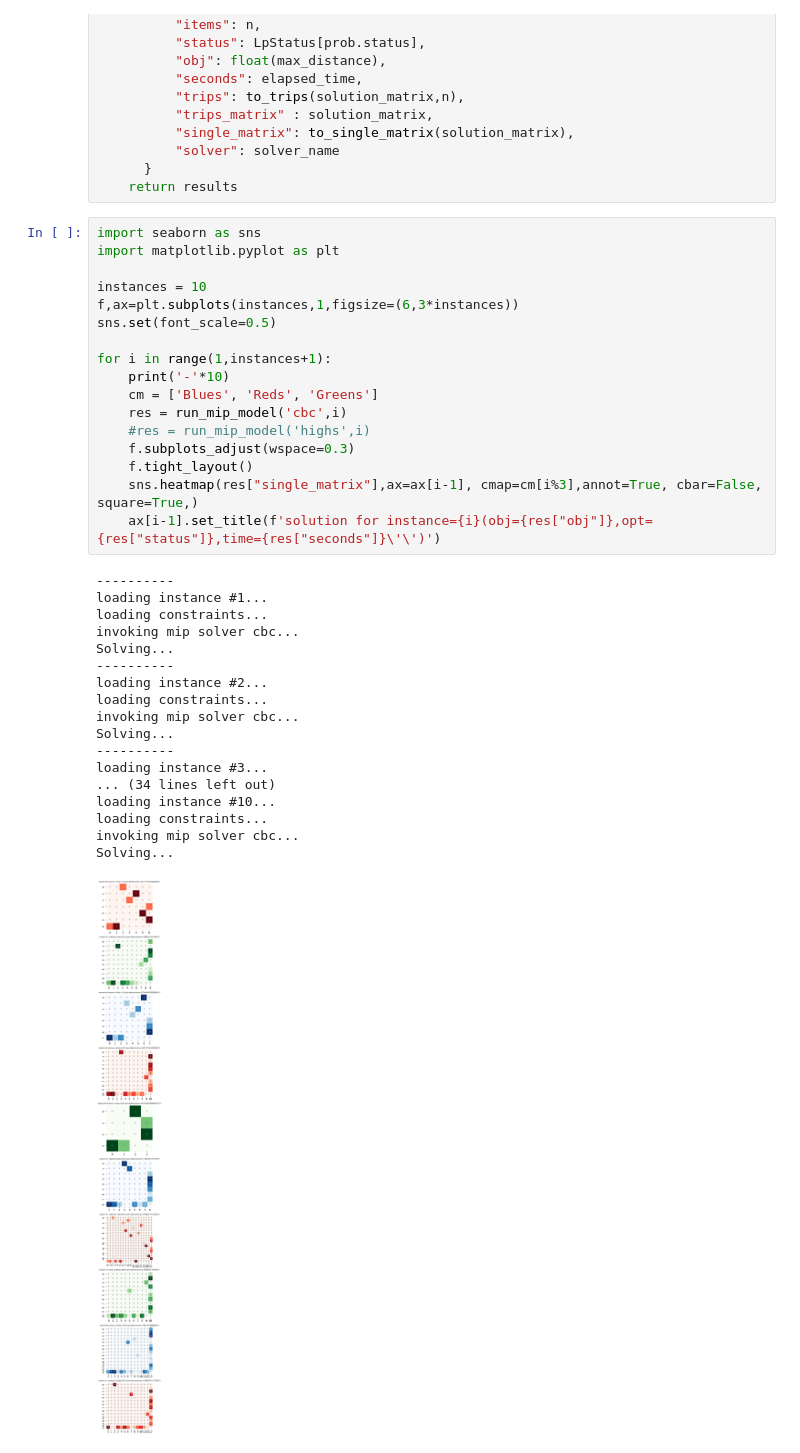
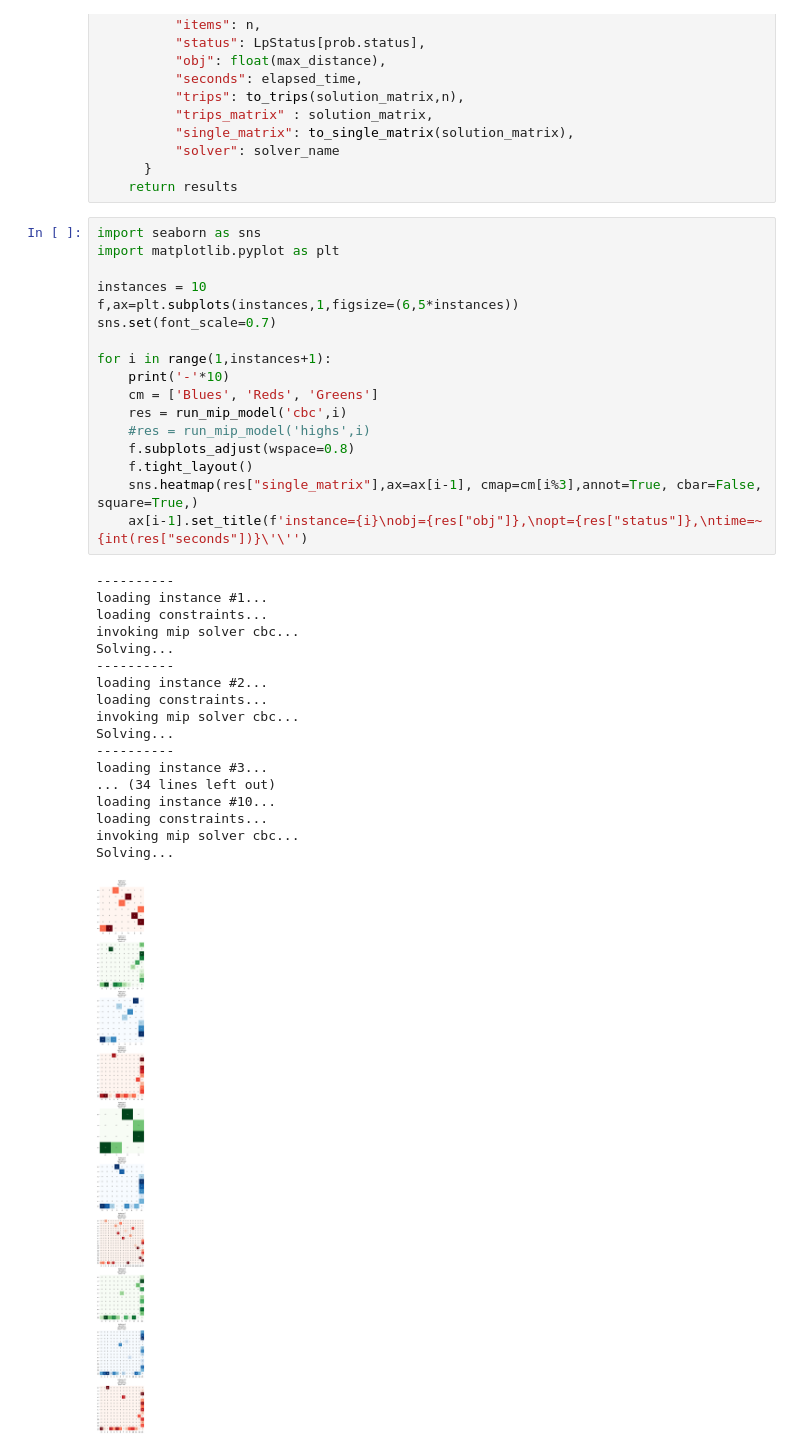
Before and after one commit to mrsalty/notebooks, a Jupyter notebook: vehicle-router-problem-with-mip.ipynb, the cells around one changed output. Saved outputs shown, nothing was run; the diff lists cells and outputs as text.

```diff
--- a/vehicle-router-problem-with-mip.ipynb
+++ b/vehicle-router-problem-with-mip.ipynb
@@ -358,35 +358,35 @@ def run_mip_model(solver_name, inst):
 import seaborn as sns
 import matplotlib.pyplot as plt
 
 instances = 10
-f,ax=plt.subplots(instances,1,figsize=(6,3*instances))
-sns.set(font_scale=0.5)
+f,ax=plt.subplots(instances,1,figsize=(6,5*instances))
+sns.set(font_scale=0.7)
 
 for i in range(1,instances+1):
     print('-'*10)
     cm = ['Blues', 'Reds', 'Greens']
     res = run_mip_model('cbc',i)
     #res = run_mip_model('highs',i)
-    f.subplots_adjust(wspace=0.3)
+    f.subplots_adjust(wspace=0.8)
     f.tight_layout()
     sns.heatmap(res["single_matrix"],ax=ax[i-1], cmap=cm[i%3],annot=True, cbar=False, square=True,)
-    ax[i-1].set_title(f'solution for instance={i}(obj={res["obj"]},opt={res["status"]},time={res["seconds"]}\'\')')
+    ax[i-1].set_title(f'instance={i}\nobj={res["obj"]},\nopt={res["status"]},\ntime=~{int(res["seconds"])}\'\'')
 # %% [output]
 ----------
 loading instance #1...
 loading constraints...
 invoking mip solver cbc...
 Solving...
 ----------
 loading instance #2...
 loading constraints...
 invoking mip solver cbc...
 Solving...
 ----------
 loading instance #3...
 ... (34 lines left out)
 loading instance #10...
 loading constraints...
 invoking mip solver cbc...
 Solving...
-[figure, old version]
+[figure, new version]
```
